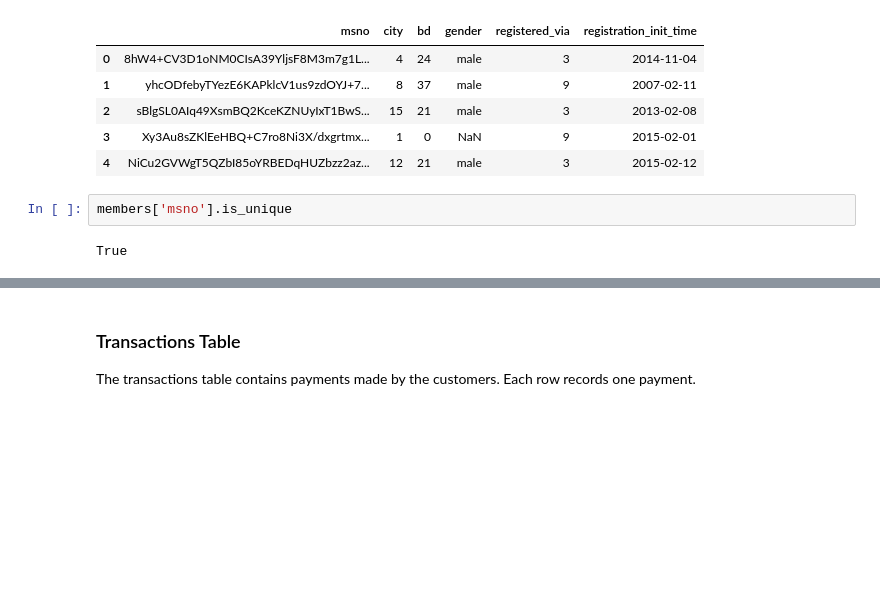
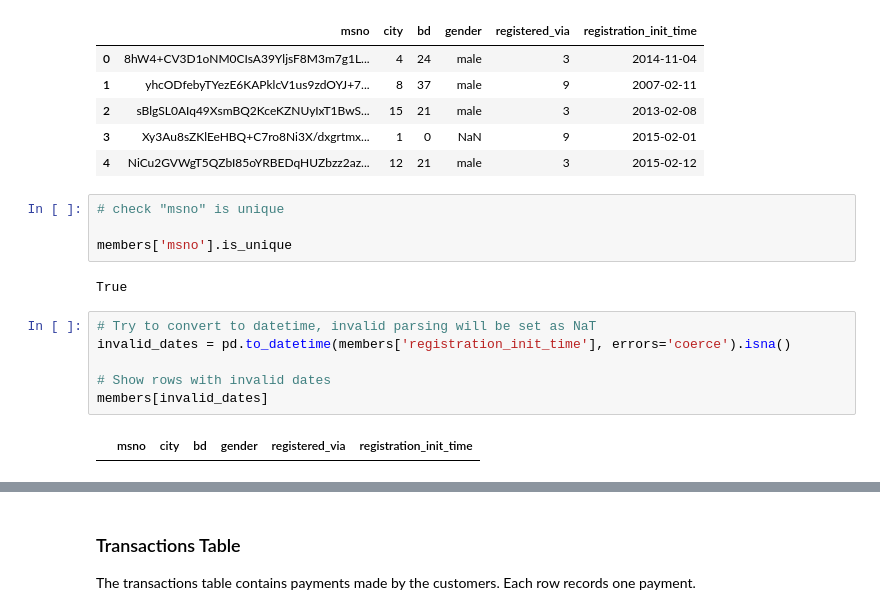
Before and after one commit to amschiltz/springboard_projects, a Jupyter notebook: Automated Feature Engineering Exercise/Feature Engineering.ipynb, the cells around one changed output, grey strips where cells are left out. Drawn from its saved outputs; the diff is of its cells as text; blank space fills up the shorter version.

```diff
--- a/Automated Feature Engineering Exercise/Feature Engineering.ipynb
+++ b/Automated Feature Engineering Exercise/Feature Engineering.ipynb
@@ -79,7 +79,17 @@ members.head()
 | 2 | sBlgSL0AIq49XsmBQ2KceKZNUyIxT1BwS... | 15 | 21 | male | 3 | 2013-02-08 |
 | 3 | Xy3Au8sZKlEeHBQ+C7ro8Ni3X/dxgrtmx... | 1 | 0 | NaN | 9 | 2015-02-01 |
 | 4 | NiCu2GVWgT5QZbI85oYRBEDqHUZbzz2az... | 12 | 21 | male | 3 | 2015-02-12 |
-# %%
-members['msno'].is_unique
-# %% [output]
-True
+# %%
+# check "msno" is unique
+
+members['msno'].is_unique
+# %% [output]
+True
+# %%
+# Try to convert to datetime, invalid parsing will be set as NaT
+invalid_dates = pd.to_datetime(members['registration_init_time'], errors='coerce').isna()
+
+# Show rows with invalid dates
+members[invalid_dates]
+# %% [output]
+|  | msno | city | bd | gender | registered_via | registration_init_time |
```
Also changed, not shown: parts of 9 cells of this notebook.
